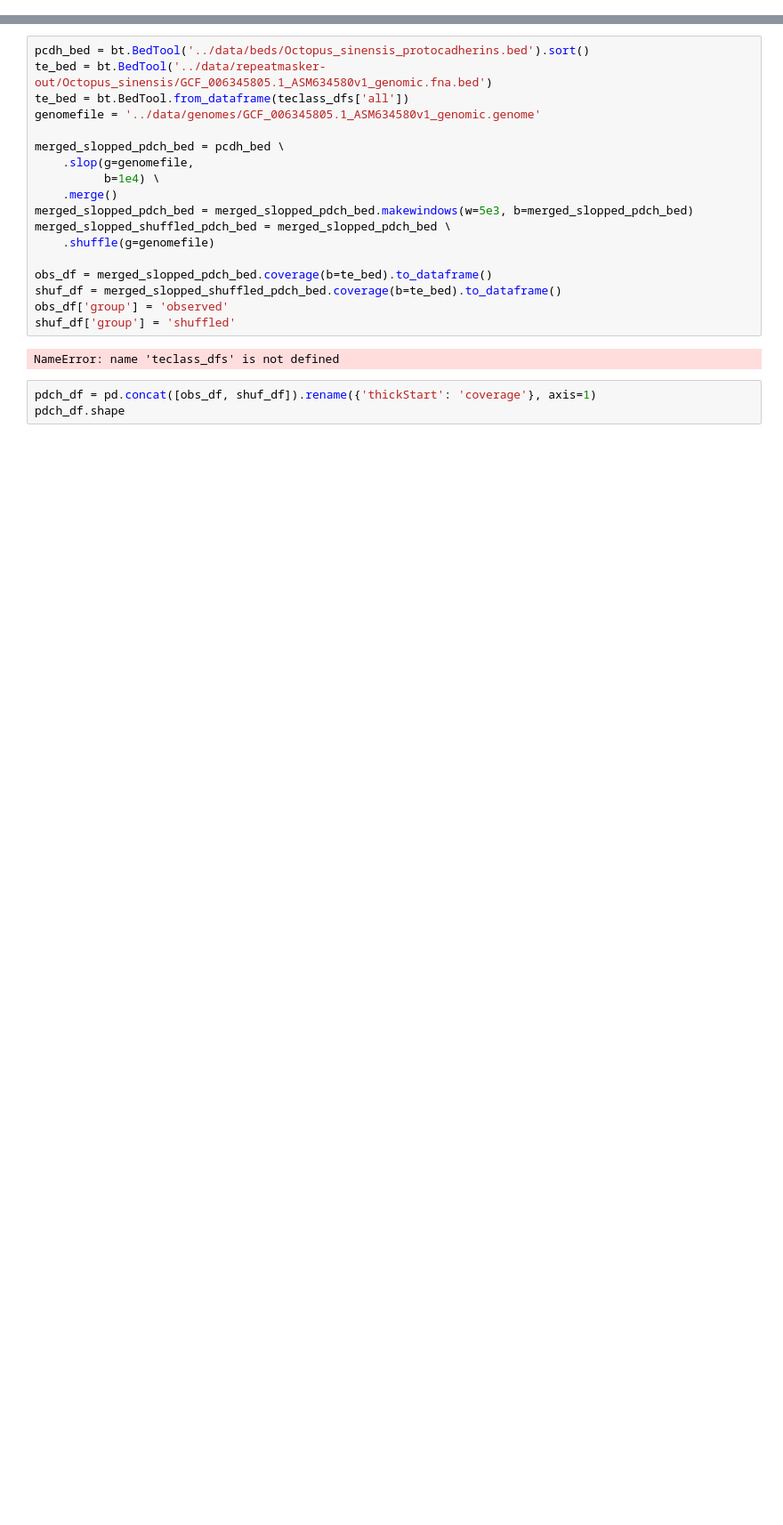
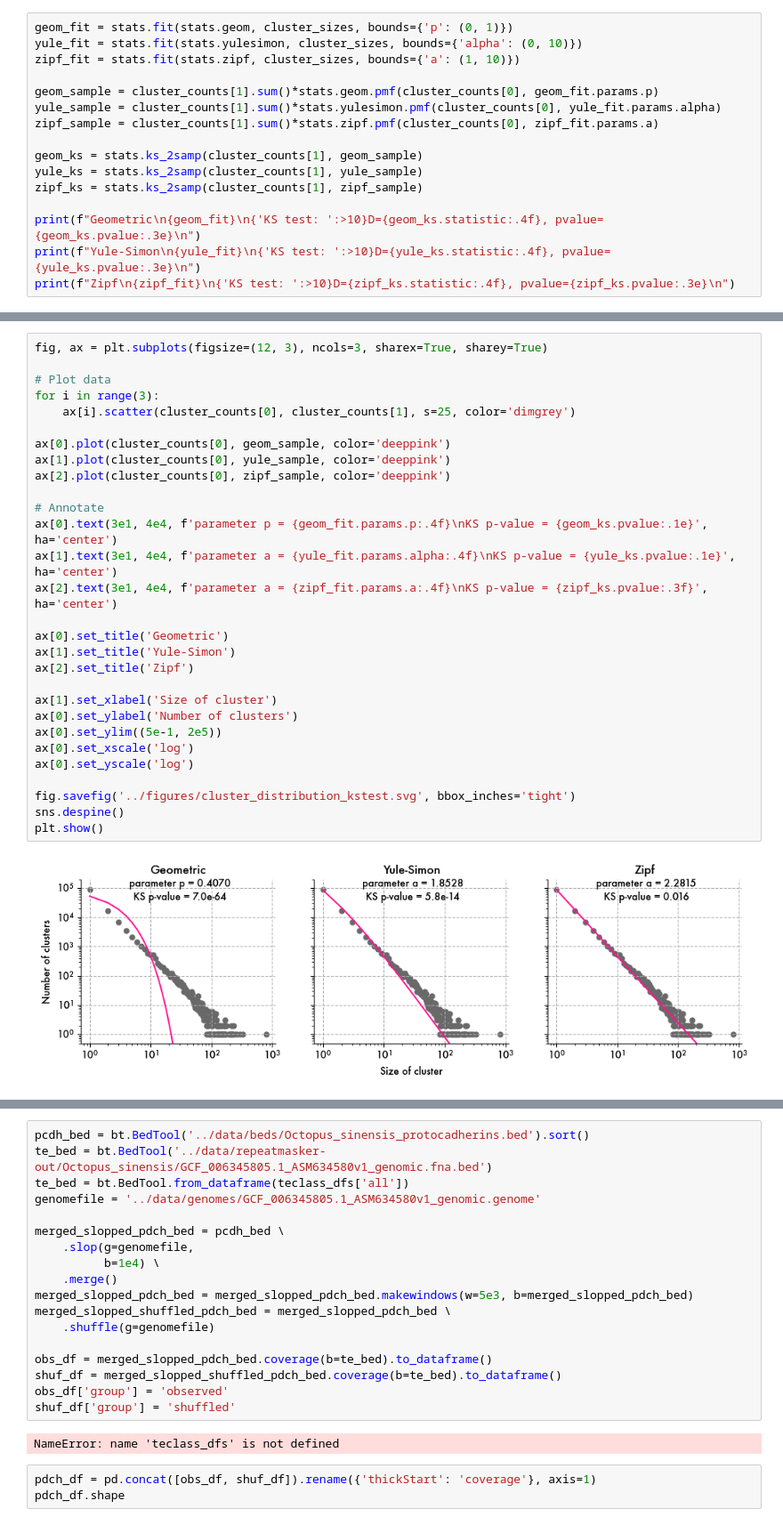
Before and after one commit to jonathan-wells/zinc-finger-grn, a Jupyter notebook: analysis/gene_family_clustering.ipynb, the cells around one changed output, grey strips where cells are left out. Shown: that part at 89% size. Saved outputs shown, nothing was run; the diff lists cells and outputs as text; blank space fills up the shorter version.

```diff
--- a/analysis/gene_family_clustering.ipynb
+++ b/analysis/gene_family_clustering.ipynb
@@ -6,0 +132,16 @@ import pybedtools as bt
+# %%
+geom_fit = stats.fit(stats.geom, cluster_sizes, bounds={'p': (0, 1)})
+yule_fit = stats.fit(stats.yulesimon, cluster_sizes, bounds={'alpha': (0, 10)})
+zipf_fit = stats.fit(stats.zipf, cluster_sizes, bounds={'a': (1, 10)})
+
+geom_sample = cluster_counts[1].sum()*stats.geom.pmf(cluster_counts[0], geom_fit.params.p)
+yule_sample = cluster_counts[1].sum()*stats.yulesimon.pmf(cluster_counts[0], yule_fit.params.alpha)
+zipf_sample = cluster_counts[1].sum()*stats.zipf.pmf(cluster_counts[0], zipf_fit.params.a)
+
+geom_ks = stats.ks_2samp(cluster_counts[1], geom_sample)
+yule_ks = stats.ks_2samp(cluster_counts[1], yule_sample)
+zipf_ks = stats.ks_2samp(cluster_counts[1], zipf_sample)
+
+print(f"Geometric\n{geom_fit}\n{'KS test: ':>10}D={geom_ks.statistic:.4f}, pvalue={geom_ks.pvalue:.3e}\n")
+print(f"Yule-Simon\n{yule_fit}\n{'KS test: ':>10}D={yule_ks.statistic:.4f}, pvalue={yule_ks.pvalue:.3e}\n")
+print(f"Zipf\n{zipf_fit}\n{'KS test: ':>10}D={zipf_ks.statistic:.4f}, pvalue={zipf_ks.pvalue:.3e}\n")
@@ -6,0 +166,31 @@ import pybedtools as bt
+# %%
+fig, ax = plt.subplots(figsize=(12, 3), ncols=3, sharex=True, sharey=True)
+
+# Plot data
+for i in range(3):
+    ax[i].scatter(cluster_counts[0], cluster_counts[1], s=25, color='dimgrey')
+
+ax[0].plot(cluster_counts[0], geom_sample, color='deeppink')
+ax[1].plot(cluster_counts[0], yule_sample, color='deeppink')
+ax[2].plot(cluster_counts[0], zipf_sample, color='deeppink')
+
+# Annotate
+ax[0].text(3e1, 4e4, f'parameter p = {geom_fit.params.p:.4f}\nKS p-value = {geom_ks.pvalue:.1e}', ha='center')
+ax[1].text(3e1, 4e4, f'parameter a = {yule_fit.params.alpha:.4f}\nKS p-value = {yule_ks.pvalue:.1e}', ha='center')
+ax[2].text(3e1, 4e4, f'parameter a = {zipf_fit.params.a:.4f}\nKS p-value = {zipf_ks.pvalue:.3f}', ha='center')
+
+ax[0].set_title('Geometric')
+ax[1].set_title('Yule-Simon')
+ax[2].set_title('Zipf')
+
+ax[1].set_xlabel('Size of cluster')
+ax[0].set_ylabel('Number of clusters')
+ax[0].set_ylim((5e-1, 2e5))
+ax[0].set_xscale('log')
+ax[0].set_yscale('log')
+
+fig.savefig('../figures/cluster_distribution_kstest.svg', bbox_inches='tight')
+sns.despine()
+plt.show()
+# %% [output]
+[figure, added]
```
Also changed, not shown: parts of 23 cells of this notebook, 1 other file.
